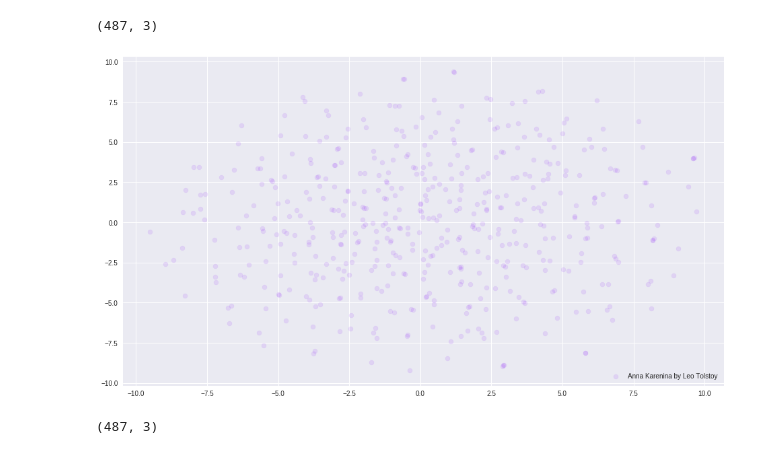
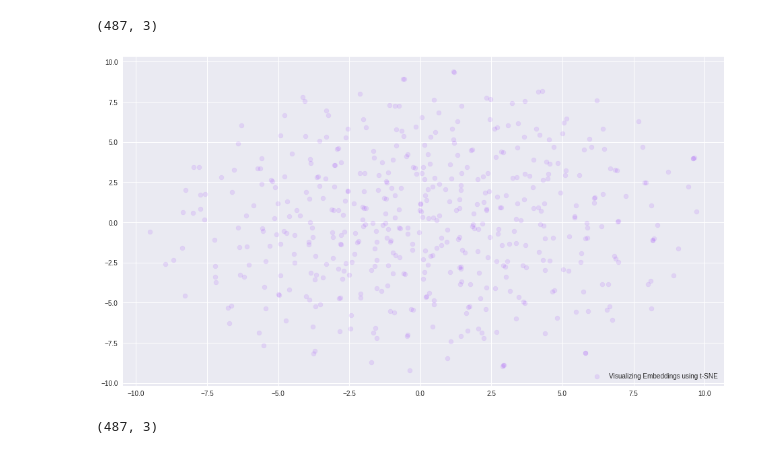
Before and after one commit to dnrb/word2vec_char_level, a Jupyter notebook: first_file(smaller_sample).ipynb, the cells around one changed output. Saved outputs shown, nothing was run; the diff lists cells and outputs as text; code cells hidden in the pictures.

```diff
--- a/first_file(smaller_sample).ipynb
+++ b/first_file(smaller_sample).ipynb
@@ -272,21 +272,21 @@ vector_embedded.shape
 # %%
 def tsne_plot_2d(label, embeddings, words=[], a=1):
     plt.figure(figsize=(16, 9))
     colors = cm.rainbow(np.linspace(0, 1, 1))
     x = embeddings[:,0]
     y = embeddings[:,1]
     plt.scatter(x, y, c=colors, alpha=a, label=label)
     for i, word in enumerate(words):
         plt.annotate(word, alpha=0.3, xy=(x[i], y[i]), xytext=(5, 2),
                      textcoords='offset points', ha='right', va='bottom', size=10)
     plt.legend(loc=4)
     plt.grid(True)
     plt.savefig("hhh.png", format='png', dpi=150, bbox_inches='tight')
     plt.show()
 
-tsne_plot_2d('Anna Karenina by Leo Tolstoy', vector_embedded_2d, a=0.1)
+tsne_plot_2d('Visualizing Embeddings using t-SNE', vector_embedded_2d, a=0.1)
 # %% [output]
-[figure, old version]
+[figure, new version]
 # %%
 vector_embedded_3d = TSNE(n_components=3).fit_transform(vectors)
 vector_embedded.shape
```
